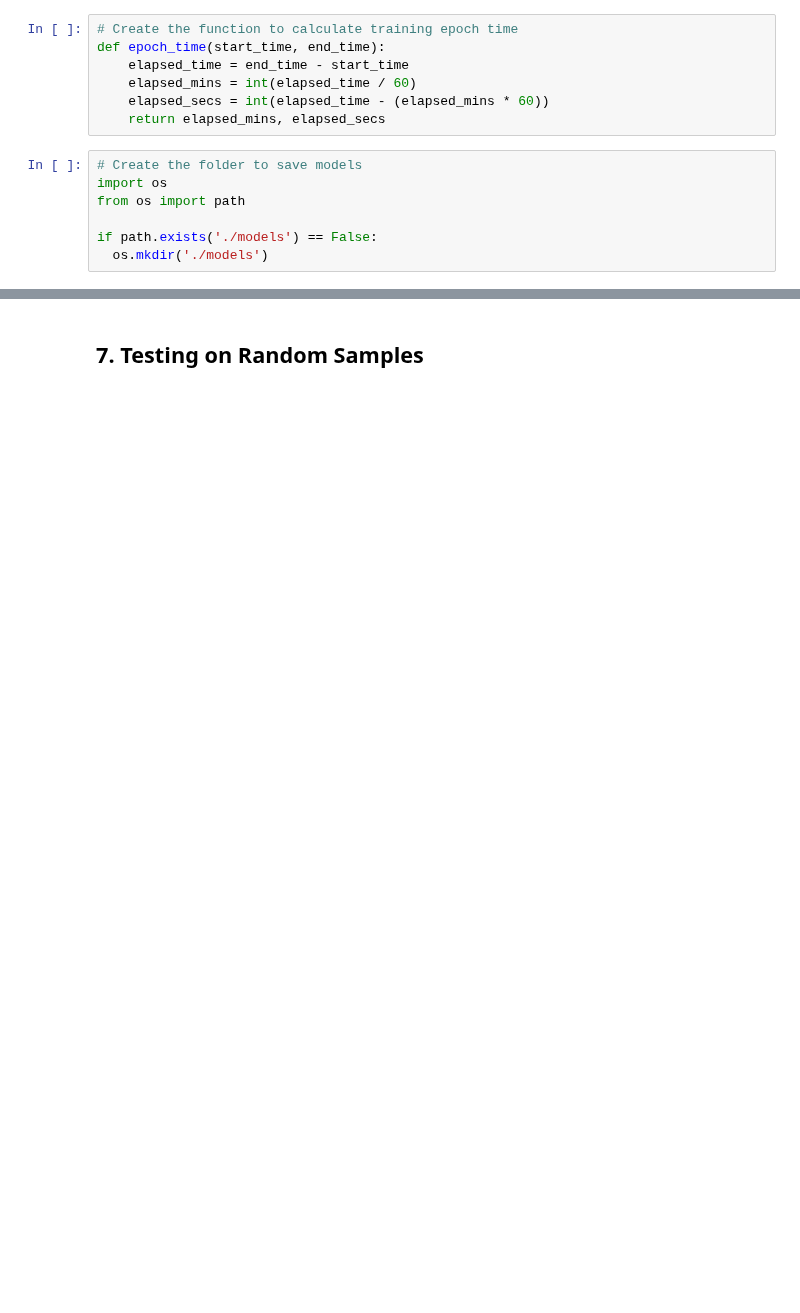
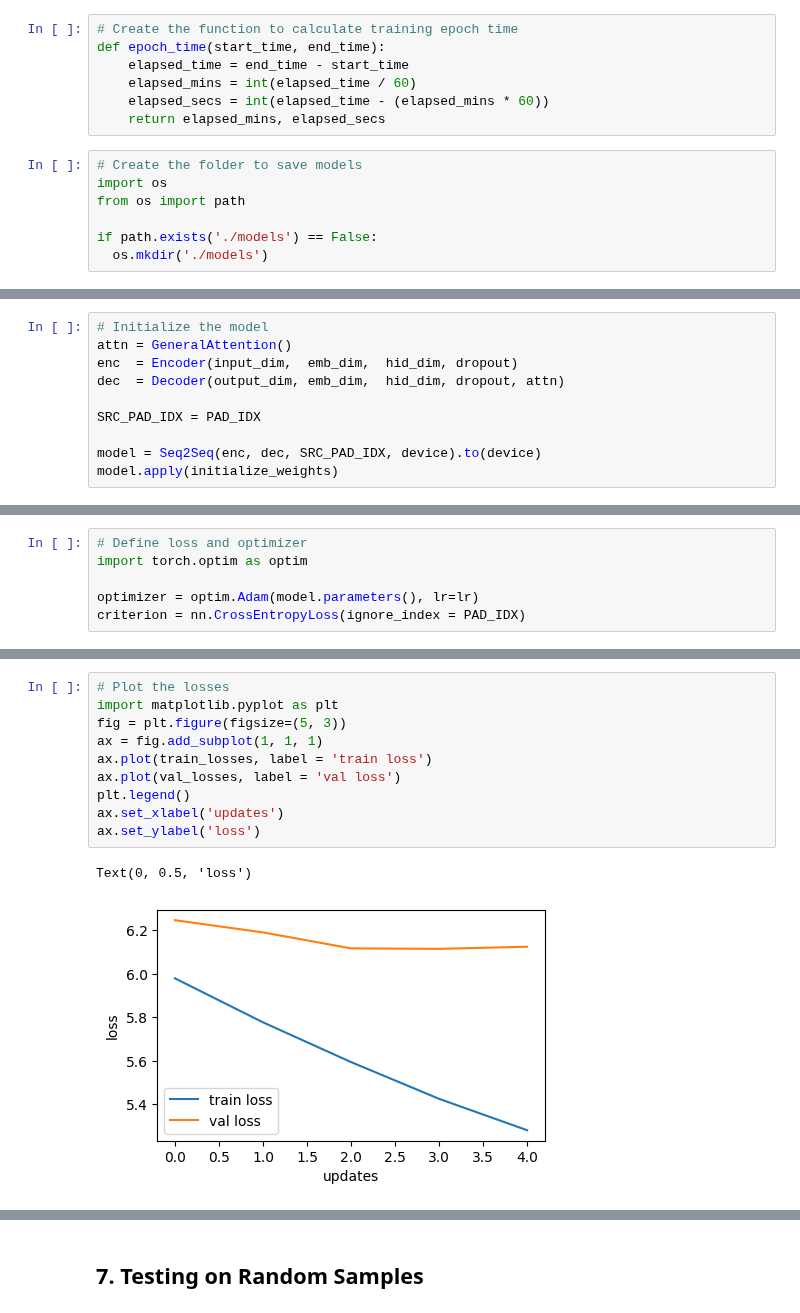
Before and after one commit to myomyint-maung/nlp-assignments, a Jupyter notebook: 07-Machine-Translation/07_Machine_Translation.ipynb, the cells around one changed output, grey strips where cells are left out. Saved outputs shown, nothing was run; the diff lists cells and outputs as text; blank space fills up the shorter version.

```diff
--- a/07-Machine-Translation/07_Machine_Translation.ipynb
+++ b/07-Machine-Translation/07_Machine_Translation.ipynb
@@ -717,0 +842,10 @@ print(f'| Test Loss: {test_loss:.3f} | Test PPL: {math.exp(test_loss):7.3f} |')
+# %%
+# Initialize the model
+attn = GeneralAttention()
+enc  = Encoder(input_dim,  emb_dim,  hid_dim, dropout)
+dec  = Decoder(output_dim, emb_dim,  hid_dim, dropout, attn)
+
+SRC_PAD_IDX = PAD_IDX
+
+model = Seq2Seq(enc, dec, SRC_PAD_IDX, device).to(device)
+model.apply(initialize_weights)
@@ -717,0 +898,6 @@ print(f'| Test Loss: {test_loss:.3f} | Test PPL: {math.exp(test_loss):7.3f} |')
+# %%
+# Define loss and optimizer
+import torch.optim as optim
+
+optimizer = optim.Adam(model.parameters(), lr=lr)
+criterion = nn.CrossEntropyLoss(ignore_index = PAD_IDX)
@@ -717,0 +956,13 @@ print(f'| Test Loss: {test_loss:.3f} | Test PPL: {math.exp(test_loss):7.3f} |')
+# %%
+# Plot the losses
+import matplotlib.pyplot as plt
+fig = plt.figure(figsize=(5, 3))
+ax = fig.add_subplot(1, 1, 1)
+ax.plot(train_losses, label = 'train loss')
+ax.plot(val_losses, label = 'val loss')
+plt.legend()
+ax.set_xlabel('updates')
+ax.set_ylabel('loss')
+# %% [output]
+Text(0, 0.5, 'loss')
+[figure, added]
```
Also changed, not shown: parts of 70 cells of this notebook.
